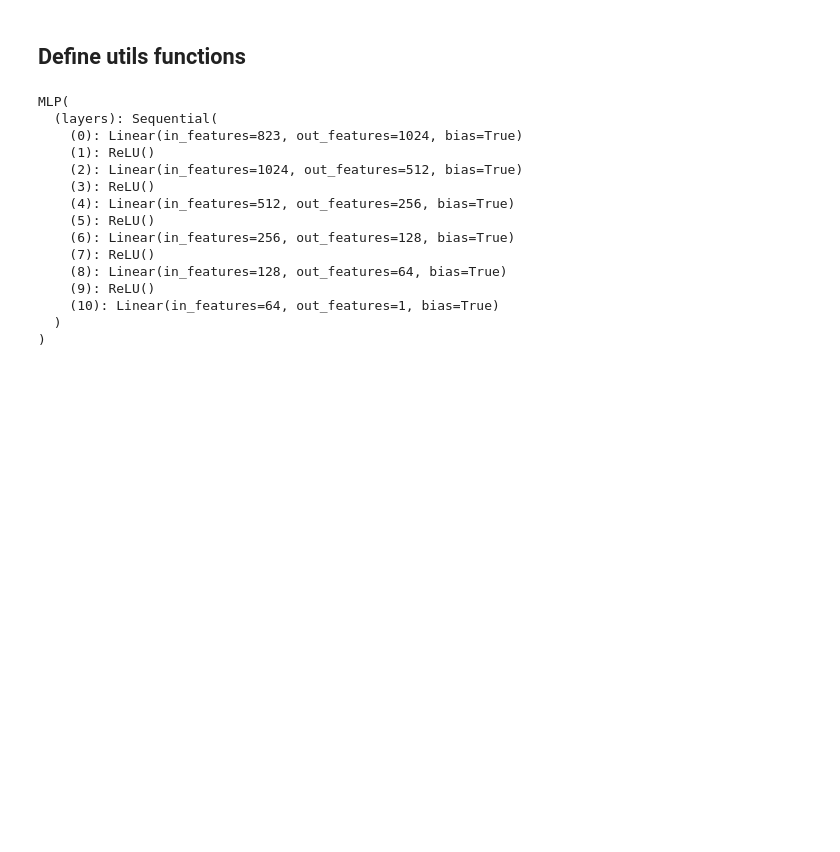
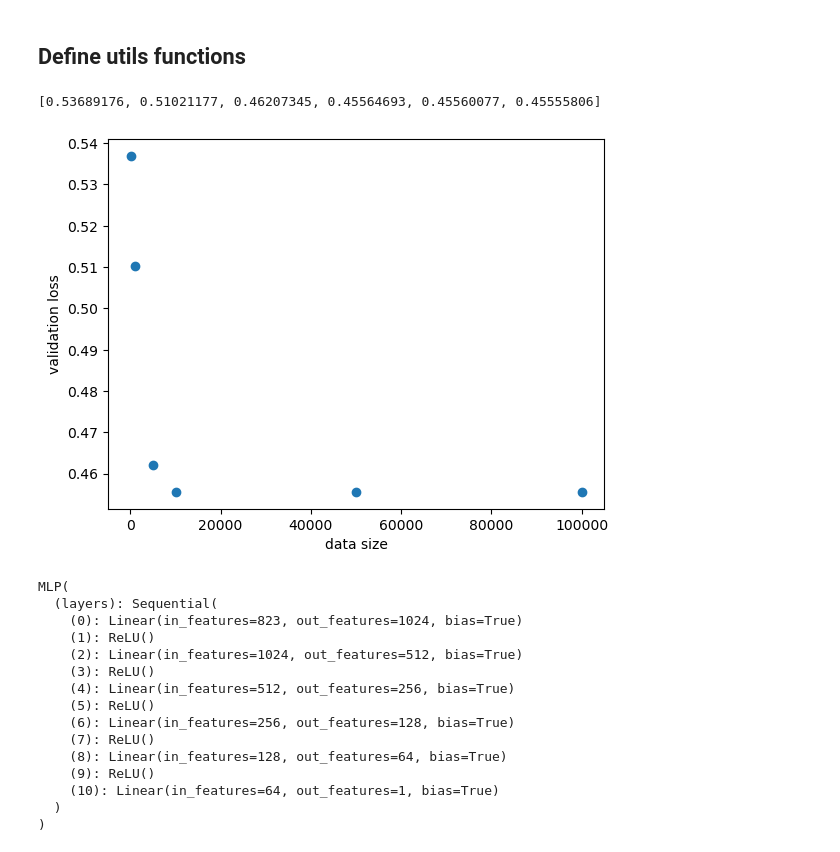
Before and after one commit to Cindyhui22/CS412_project, a Jupyter notebook: CS412_project.ipynb, the cells around one changed output. Drawn from its saved outputs; the diff is of its cells as text; code cells hidden in the pictures; blank space fills up the shorter version.

```diff
--- a/CS412_project.ipynb
+++ b/CS412_project.ipynb
@@ -452,6 +452,38 @@ def epoch_loss(net, loss_func, data_loader):
         losses.append(loss_func(net(X), Y).item() * len(X)) # Compute total loss for batch
 
     return torch.tensor(losses).sum() / total_examples
+# %%
+# Initialize batch size and epochs
+n_epochs=2######
+batch_size=10
+
+# Lop over test size
+# test_size = np.array([100, 500, 1000])
+test_size = np.array([100, 1000, 5000, 10000, 50000, 100000])
+
+model_loss = []
+for i in range(test_size.shape[0]):
+    # initialize model
+    model = MLP(width=10) #change width later
+    optimizer=torch.optim.SGD(model.parameters(), lr=0.0005, momentum=0 ) #change lr, momentum, ADAM later
+    loss_func=nn.L1Loss() #change loss later
+
+    # load data
+    training_p = torch_datap(X_training.iloc[0:test_size[i],:], y_training.iloc[0:test_size[i]])
+    valid_p = torch_datap(X_val.iloc[0:10000,:], y_val.iloc[0:10000])
+
+    #fit and evaluate
+    train_losses, val_losses = fit_and_evaluate(model, optimizer, loss_func, training_p, valid_p, n_epochs, batch_size)
+    model_loss.append(np.array(val_losses).min())
+# %%
+print(model_loss)
+plt.plot(test_size, model_loss, 'o')
+plt.xlabel('data size')
+plt.ylabel('validation loss')
+plt.show()
+# %% [output]
+[0.53689176, 0.51021177, 0.46207345, 0.45564693, 0.45560077, 0.45555806]
+[figure, added]
 # %%
 # Prepare dataset
 # print(X_training.iloc[0:10,:].shape, y_training.iloc[0:10].shape)
```
Also changed, not shown: parts of 5 cells of this notebook, 2 other files.
